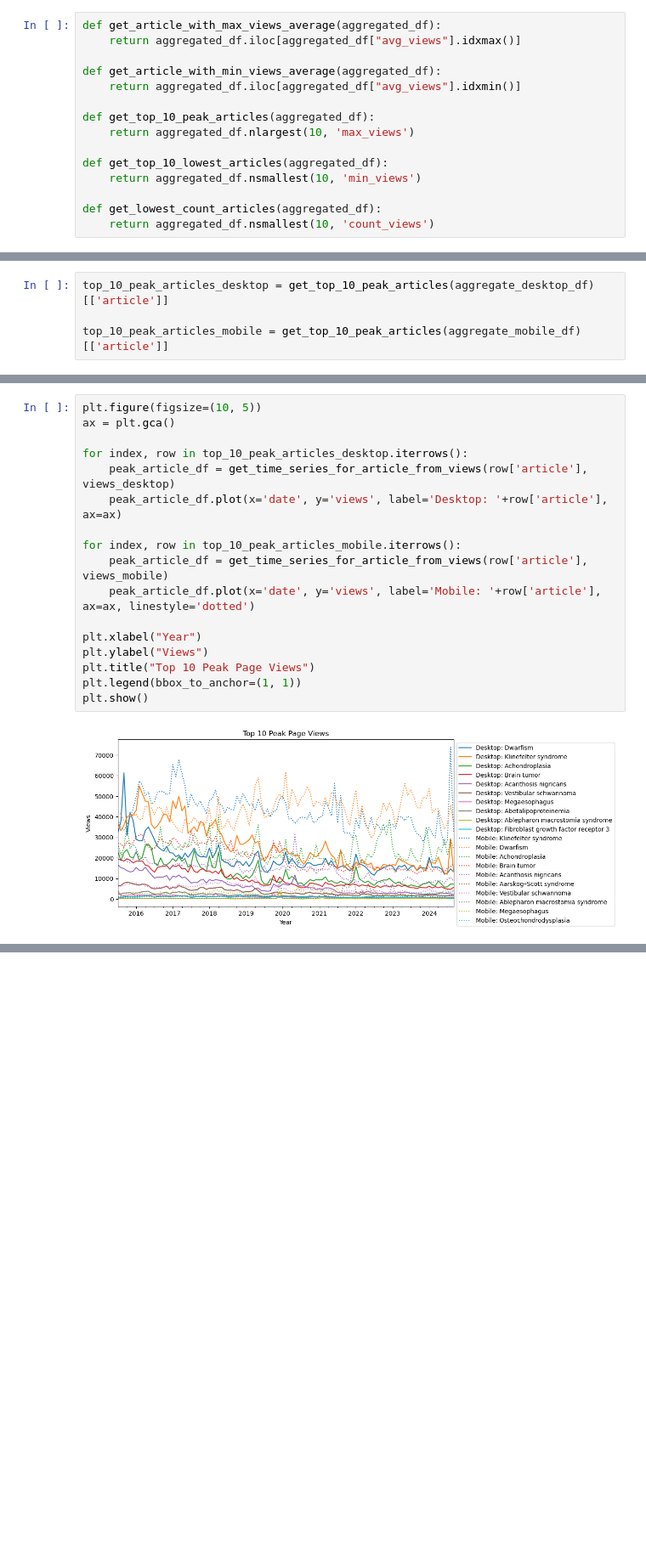
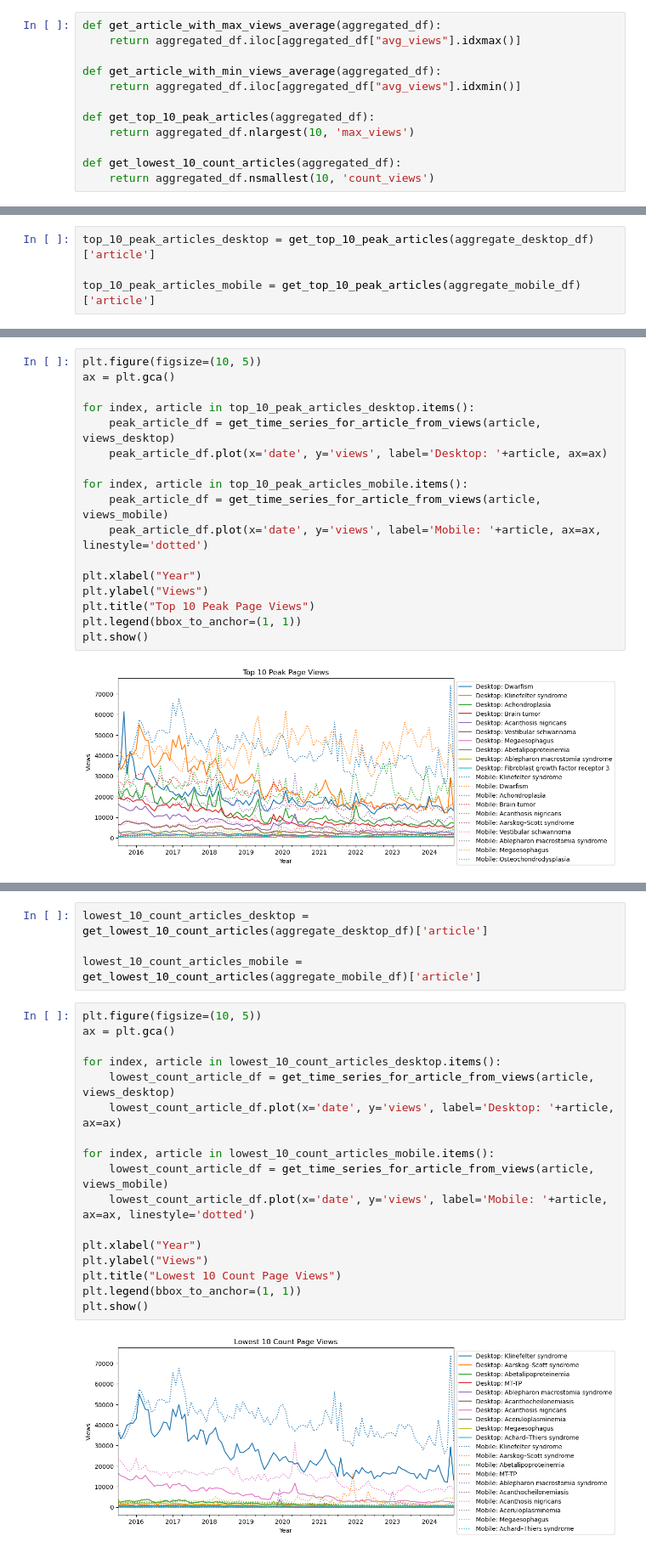
Before and after one commit to himanshunaidu/data512, a Jupyter notebook: week1/wp_rare_disease_article_views.ipynb, the cells around one changed output, grey strips where cells are left out. Shown: that part at 85% size. Cells and saved outputs as stored; diff of their text form; blank space fills up the shorter version.

```diff
--- a/week1/wp_rare_disease_article_views.ipynb
+++ b/week1/wp_rare_disease_article_views.ipynb
@@ -299,10 +299,7 @@ def get_article_with_min_views_average(aggregated_df):
 def get_top_10_peak_articles(aggregated_df):
     return aggregated_df.nlargest(10, 'max_views')
 
-def get_top_10_lowest_articles(aggregated_df):
-    return aggregated_df.nsmallest(10, 'min_views')
-
-def get_lowest_count_articles(aggregated_df):
+def get_lowest_10_count_articles(aggregated_df):
     return aggregated_df.nsmallest(10, 'count_views')
 # %%
 def get_aggregate_df_from_json_file(filename):
@@ -409,4 +406,4 @@ plt.show()
 # %%
-top_10_peak_articles_desktop = get_top_10_peak_articles(aggregate_desktop_df)[['article']]
+top_10_peak_articles_desktop = get_top_10_peak_articles(aggregate_desktop_df)['article']
 
-top_10_peak_articles_mobile = get_top_10_peak_articles(aggregate_mobile_df)[['article']]
+top_10_peak_articles_mobile = get_top_10_peak_articles(aggregate_mobile_df)['article']
@@ -424,13 +411,13 @@ top_10_peak_articles_mobile_time_series['label'] = 'Mobile: '+top_10_peak_articl
 plt.figure(figsize=(10, 5))
 ax = plt.gca()
 
-for index, row in top_10_peak_articles_desktop.iterrows():
-    peak_article_df = get_time_series_for_article_from_views(row['article'], views_desktop)
-    peak_article_df.plot(x='date', y='views', label='Desktop: '+row['article'], ax=ax)
+for index, article in top_10_peak_articles_desktop.items():
+    peak_article_df = get_time_series_for_article_from_views(article, views_desktop)
+    peak_article_df.plot(x='date', y='views', label='Desktop: '+article, ax=ax)
 
-for index, row in top_10_peak_articles_mobile.iterrows():
-    peak_article_df = get_time_series_for_article_from_views(row['article'], views_mobile)
-    peak_article_df.plot(x='date', y='views', label='Mobile: '+row['article'], ax=ax, linestyle='dotted')
+for index, article in top_10_peak_articles_mobile.items():
+    peak_article_df = get_time_series_for_article_from_views(article, views_mobile)
+    peak_article_df.plot(x='date', y='views', label='Mobile: '+article, ax=ax, linestyle='dotted')
 
 plt.xlabel("Year")
 plt.ylabel("Views")
@@ -441,0 +433,23 @@ plt.show()
+# %%
+lowest_10_count_articles_desktop = get_lowest_10_count_articles(aggregate_desktop_df)['article']
+
+lowest_10_count_articles_mobile = get_lowest_10_count_articles(aggregate_mobile_df)['article']
+# %%
+plt.figure(figsize=(10, 5))
+ax = plt.gca()
+
+for index, article in lowest_10_count_articles_desktop.items():
+    lowest_count_article_df = get_time_series_for_article_from_views(article, views_desktop)
+    lowest_count_article_df.plot(x='date', y='views', label='Desktop: '+article, ax=ax)
+
+for index, article in lowest_10_count_articles_mobile.items():
+    lowest_count_article_df = get_time_series_for_article_from_views(article, views_mobile)
+    lowest_count_article_df.plot(x='date', y='views', label='Mobile: '+article, ax=ax, linestyle='dotted')
+
+plt.xlabel("Year")
+plt.ylabel("Views")
+plt.title("Lowest 10 Count Page Views")
+plt.legend(bbox_to_anchor=(1, 1))
+plt.show()
+# %% [output]
+[figure, added]
```
Also changed, not shown: parts of 3 cells of this notebook.
